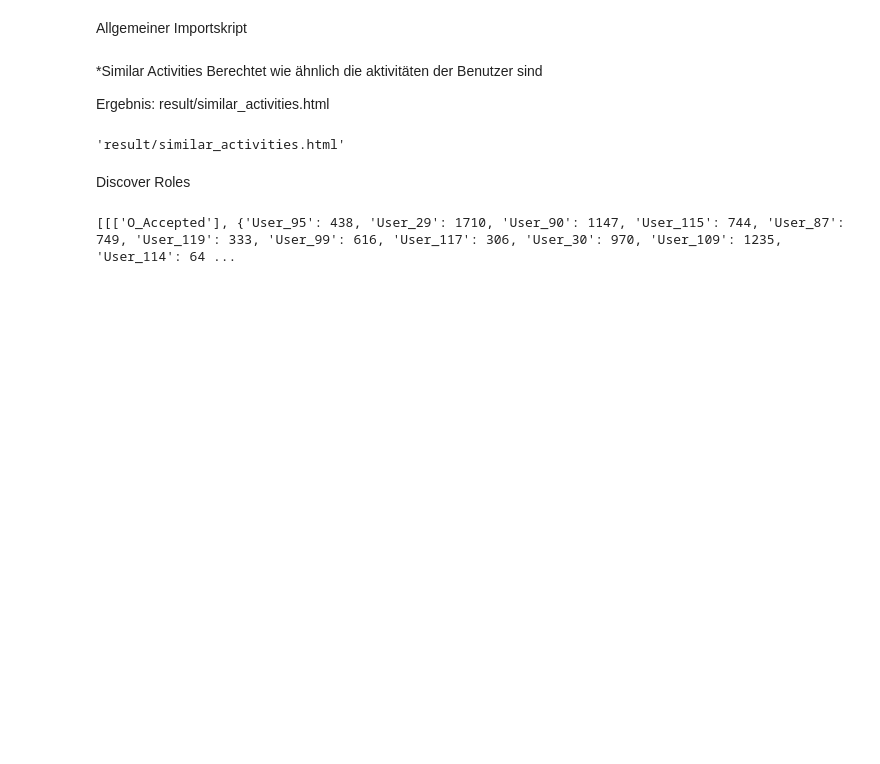
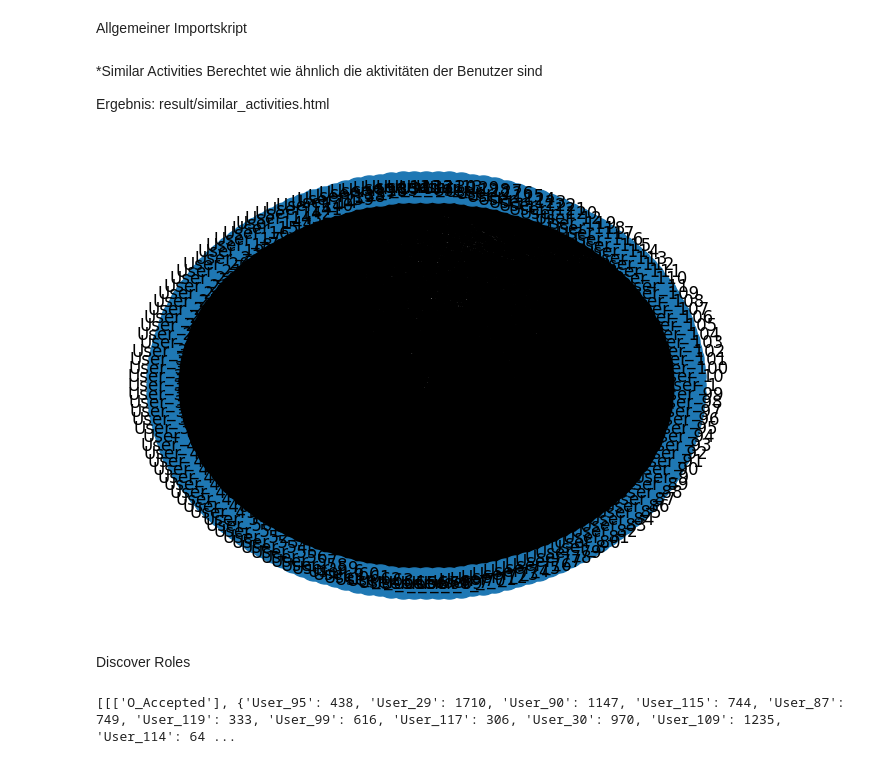
Before and after one commit to LFS96/PraxisModul1_PM4PY, a Jupyter notebook: notebook.ipynb, the cells around one changed output. Saved outputs shown, nothing was run; the diff lists cells and outputs as text; code cells hidden in the pictures; blank space fills up the shorter version.

```diff
--- a/notebook.ipynb
+++ b/notebook.ipynb
@@ -1,3 +16,16 @@
+# %%
+log_path = 'data/BPI_Challenge_2017_Offer_log.xes'
+
+use_networkx = True
+
+filter_timeframe = True
+filter_timeframe_intersecting  = False
+filter_timeframe_start = "2011-03-09 00:00:00"
+filter_timeframe_end = "2011-03-09 00:00:00"
+
+filter_performance = False
+filter_performance_min = 0
+filter_performance_max = 864000
 # %% [markdown]
 Allgemeiner Importskript
 # %%
@@ -12,7 +40,7 @@ import pm4py
 import os
 from pm4py.algo.organizational_mining.local_diagnostics import algorithm as local_diagnostics
 
-log = xes_importer.apply('data/BPI_Challenge_2017_Offer_log.xes')
+log = xes_importer.apply(log_path)
 # %% [markdown]
 *Similar Activities
 Berechtet wie ähnlich die aktivitäten der Benutzer sind
@@ -20,10 +48,10 @@ Berechtet wie ähnlich die aktivitäten der Benutzer sind
 Ergebnis: result/similar_activities.html
 # %%
 sa_metric  = sna.apply(log, variant=sna.Variants.JOINTACTIVITIES_LOG)
-gviz_ja_py = sna_visualizer.apply(sa_metric , variant=sna_visualizer.Variants.PYVIS)
-shutil.move(gviz_ja_py, "result/similar_activities.html")
+gviz_ja_py = sna_visualizer.apply(sa_metric , variant=sna_visualizer.Variants.NETWORKX)
+sna_visualizer.view(gviz_ja_py, variant=sna_visualizer.Variants.NETWORKX)
 # %% [output]
-'result/similar_activities.html'
+[figure, added]
 # %% [markdown]
 Discover Roles
 # %%
```
Also changed, not shown: parts of 2 cells of this notebook.
